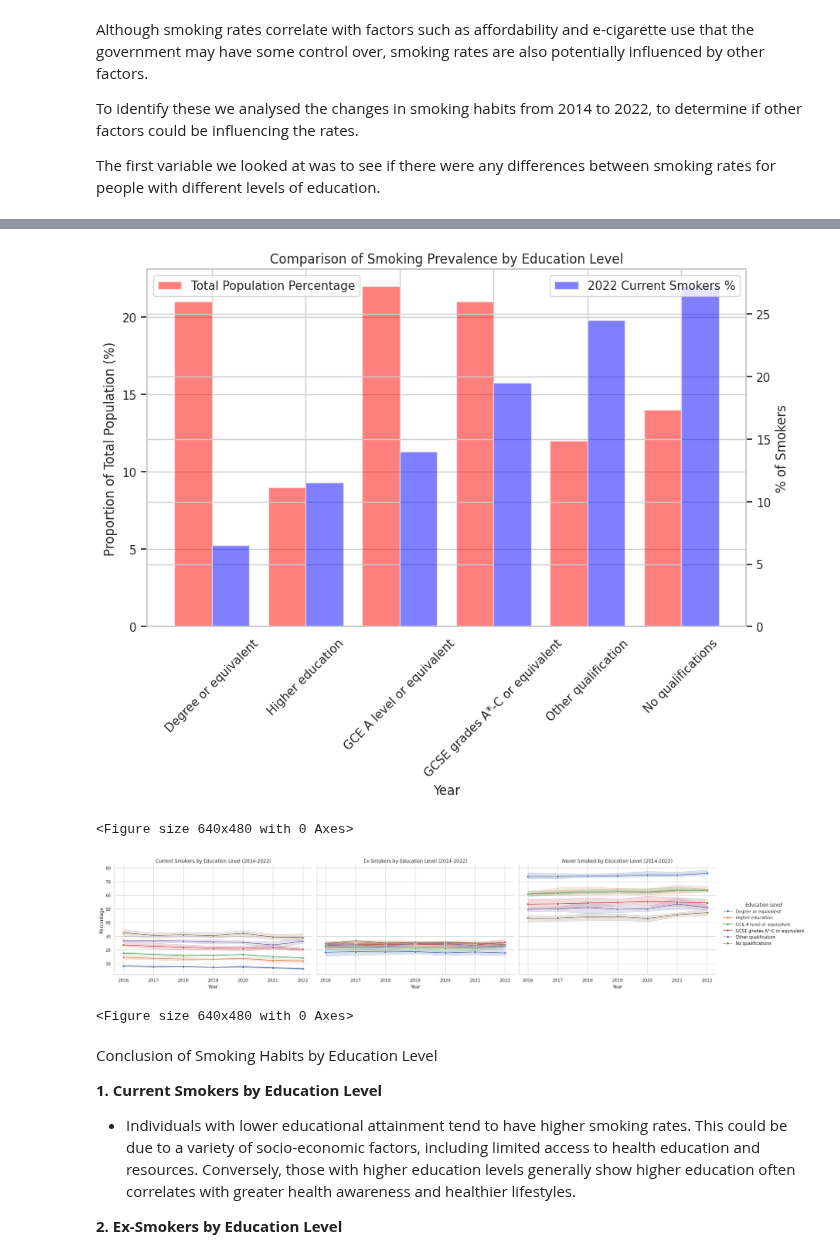
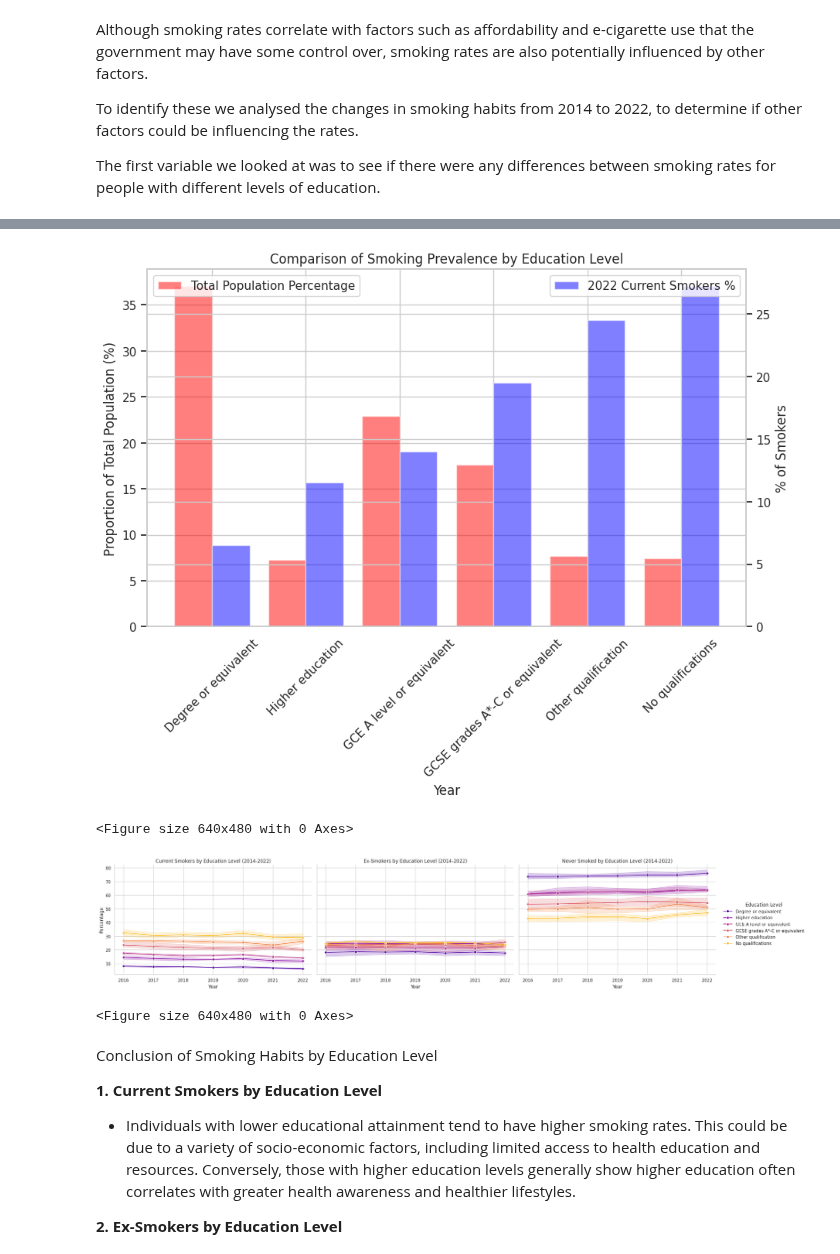
Before and after one commit to rhobaker/Data_Project, a Jupyter notebook: Main_Jupyter_workbook_Rhona.ipynb, the cells around one changed output, grey strips where cells are left out. Cells and saved outputs as stored; diff of their text form; code cells hidden in the pictures.

Commit message:
Change population data for education bit

```diff
--- a/Main_Jupyter_workbook_Rhona.ipynb
+++ b/Main_Jupyter_workbook_Rhona.ipynb
@@ -828,3 +828,18 @@ data = pd.read_csv(url)
 
 # Display the first few rows to understand its structure
 # data
+# %%
+# Create a DataFrame to hold just the data for the total UK
+total_pop_df = data[data['Country'] == "United Kingdom"]
+# Clean the column names
+total_pop_df.columns = data.columns.str.replace('\n', ' ').str.replace(' ', '_').str.replace('__', '_').str.replace(',','').str.strip()
+# Select just the two columns needed and format columns
+total_pop_df = total_pop_df[["Highest_level_of_education", "2022__Weighted_count_[note_2]"]]
+total_pop_df = total_pop_df.rename(columns = {"2022__Weighted_count_[note_2]":"Total Population", "Highest_level_of_education":"Highest level of education"})
+total_pop_df = total_pop_df.set_index("Highest level of education")
+total_pop_df["Total Population"] = total_pop_df["Total Population"].str.replace(',','')
+# Turn data into numeric values to calculate the %
+total_pop_df["Total Population"] = total_pop_df["Total Population"].apply(pd.to_numeric, errors='coerce')
+# Calculate %
+total_pop_df["Total Population %"] = (total_pop_df["Total Population"]/total_pop_df["Total Population"].sum()) * 100
+total_pop_df
@@ -862,15 +886,14 @@ missing_data_summary = data_2022.isnull().sum()
 data_2022 = data_2022[data_2022.Country.isin(["United Kingdom"])]
 # data_2022
 # %%
+# Select data to merge
 data_to_merge = pd.DataFrame(data_2022[["Highest_level_of_education",'2022_Current_smokers_%']])
 data_to_merge.set_index(["Highest_level_of_education"], inplace = True)
-levels_data = {
-  "Highest_level_of_education": ["Degree or equivalent", "Higher education", "GCE A level or equivalent", "GCSE grades A*-C or equivalent", "Other qualification", "No qualifications"],
-  "Total Population Percentage": [21,9,22,21,12,14]
-}
-levels_df = pd.DataFrame(levels_data)
-levels_df.set_index(["Highest_level_of_education"], inplace = True)
+levels_df = pd.DataFrame(total_pop_df)
+# merge data together
 merged_qual_data = pd.merge(levels_df, data_to_merge, left_index=True, right_index=True, how='outer' )
 # merged_qual_data
 # %%
-ed_level_coeff = np.corrcoef(merged_qual_data["Total Population Percentage"], merged_qual_data["2022_Current_smokers_%"])
+ed_level_coeff = np.corrcoef(merged_qual_data["Total Population %"], merged_qual_data["2022_Current_smokers_%"])
+sns.set_theme(style="whitegrid", palette = "plasma")
+ax = sns.heatmap(ed_level_coeff, annot=True)
@@ -889,7 +902,7 @@ https://www.ons.gov.uk/peoplepopulationandcommunity/educationandchildcare/adhocs
 # %%
 #Create a visualisation to compare the proportion of cigarette smokers vs the expenditure on tobacco
 # Set the theme
-sns.set_theme(style="whitegrid")
+sns.set_theme(style="whitegrid", palette = "plasma")
 
 # Create a figure and axis
 fig, ax9 = plt.subplots(figsize=(10, 6))
@@ -899,35 +912,35 @@ plt.title("Comparison of Smoking Prevalence by Education Level")
 
 # X-axis label
 ax9.set_xlabel("Year")
 
 # Plot the proportion of the total population
 bar_width = 0.4
 index = merged_qual_data.index.tolist()
 
 # Primary y-axis: Proportion of the total population
-ax9.bar(index, merged_qual_data['Total Population Percentage'], bar_width, color="red", alpha=0.5, label="Total Population Percentage")
+ax9.bar(index, merged_qual_data['Total Population %'], bar_width, color="red", alpha=0.5, label="Total Population Percentage")
 ax9.set_ylabel("Proportion of Total Population (%)")
 ax9.tick_params(axis='y')
 
 # Secondary y-axis: Smoking rates
 ax10 = ax9.twinx()
 ax10.bar([i + bar_width for i in range(len(index))], merged_qual_data['2022_Current_smokers_%'], bar_width, color="blue", alpha=0.5, label="2022 Current Smokers %")
 ax10.set_ylabel("% of Smokers")
 ax10.tick_params(axis='y')
 
 # Adjusting the x-ticks to be in the center
 ax9.set_xticks([i + bar_width / 2 for i in range(len(index))])
 ax9.set_xticklabels(index, rotation=45)
 
 # Adding legends
 ax9.legend(loc='upper left')
 ax10.legend(loc='upper right')
 
 # Show plot
 plt.show()
 plt.clf()
 # %% [output]
-[figure, old version]
+[figure, new version]
 <Figure size 640x480 with 0 Axes>
 # %%
 # Convert percentage columns to numeric
@@ -1019,7 +1032,7 @@ for ax in g.axes.flat:
 plt.show()
 plt.clf()
 # %% [output]
-[figure, old version]
+[figure, new version]
 <Figure size 640x480 with 0 Axes>
 # %% [markdown]
 Conclusion of Smoking Habits by Education Level
```
Also changed, not shown: parts of 4 cells of this notebook.
